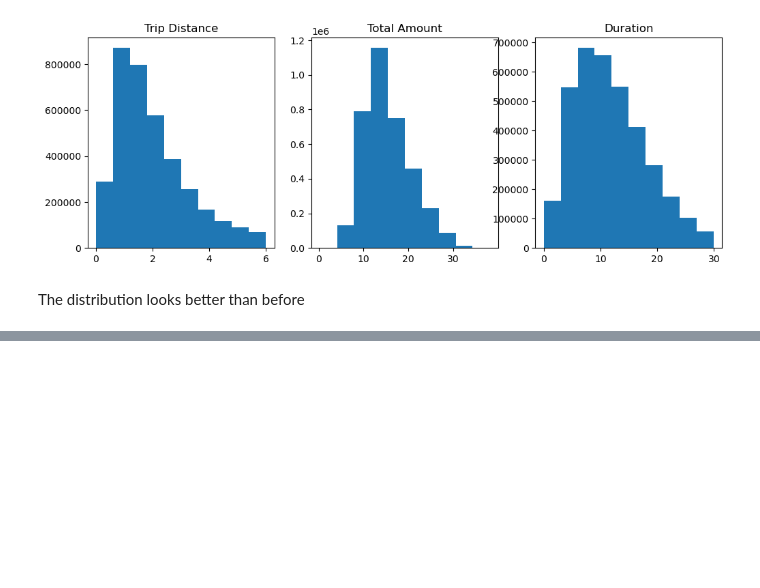
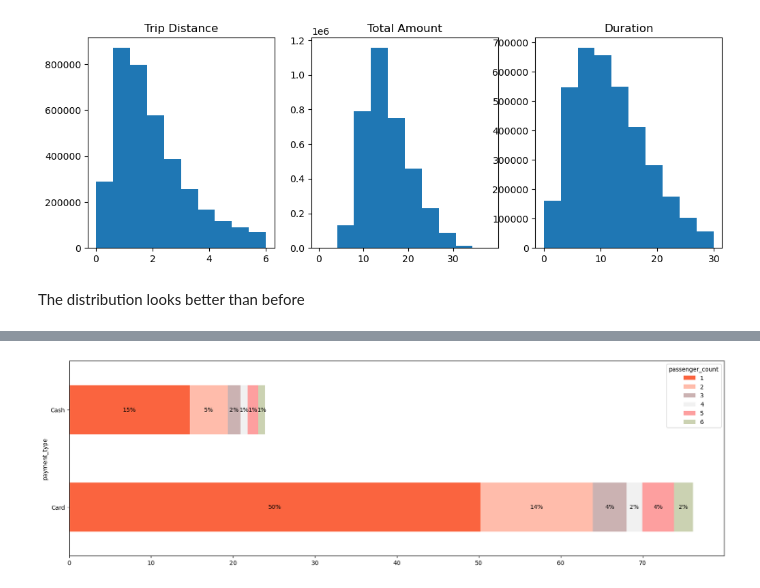
Before and after one commit to sahil095/Maximizing-revenue, a Jupyter notebook: Maximizing Revenue.ipynb, the cells around one changed output, grey strips where cells are left out. Drawn from its saved outputs; the diff is of its cells as text; code cells hidden in the pictures; blank space fills up the shorter version.

```diff
--- a/Maximizing Revenue.ipynb
+++ b/Maximizing Revenue.ipynb
@@ -294,0 +335,4 @@ The distribution looks better than before
+# %%
+passenger_count = df.groupby(['payment_type', 'passenger_count'])[['passenger_count']].count()
+passenger_count.rename(columns = {'passenger_count': 'count'}, inplace=True)
+passenger_count.reset_index(inplace=True)
@@ -294,0 +355,3 @@ The distribution looks better than before
+# %%
+passenger_count['perc'] = (passenger_count['count'] / passenger_count['count'].sum()) * 100
+passenger_count
@@ -294,0 +372,13 @@ The distribution looks better than before
+# %%
+pivot_df = passenger_count.pivot_table(index='payment_type', columns = 'passenger_count')['perc'].reset_index()
+# %%
+fig, ax = plt.subplots(figsize = (20, 6))
+pivot_df.plot(x = 'payment_type', kind='barh', stacked = True, ax = ax, color = ['#FA643F','#FFBCAB','#CBB2B2','#F1F1F1','#FD9F9F','#CBD2B2'])
+
+for p in ax.patches:
+    width = p.get_width()
+    height = p.get_height()
+    x, y = p.get_xy()
+    ax.text(x + width / 2, y + height / 2, '{:.0f}%'.format(width), horizontalalignment = 'center', verticalalignment = 'center')
+# %% [output]
+[figure, added]
```
Also changed, not shown: parts of 9 cells of this notebook.
